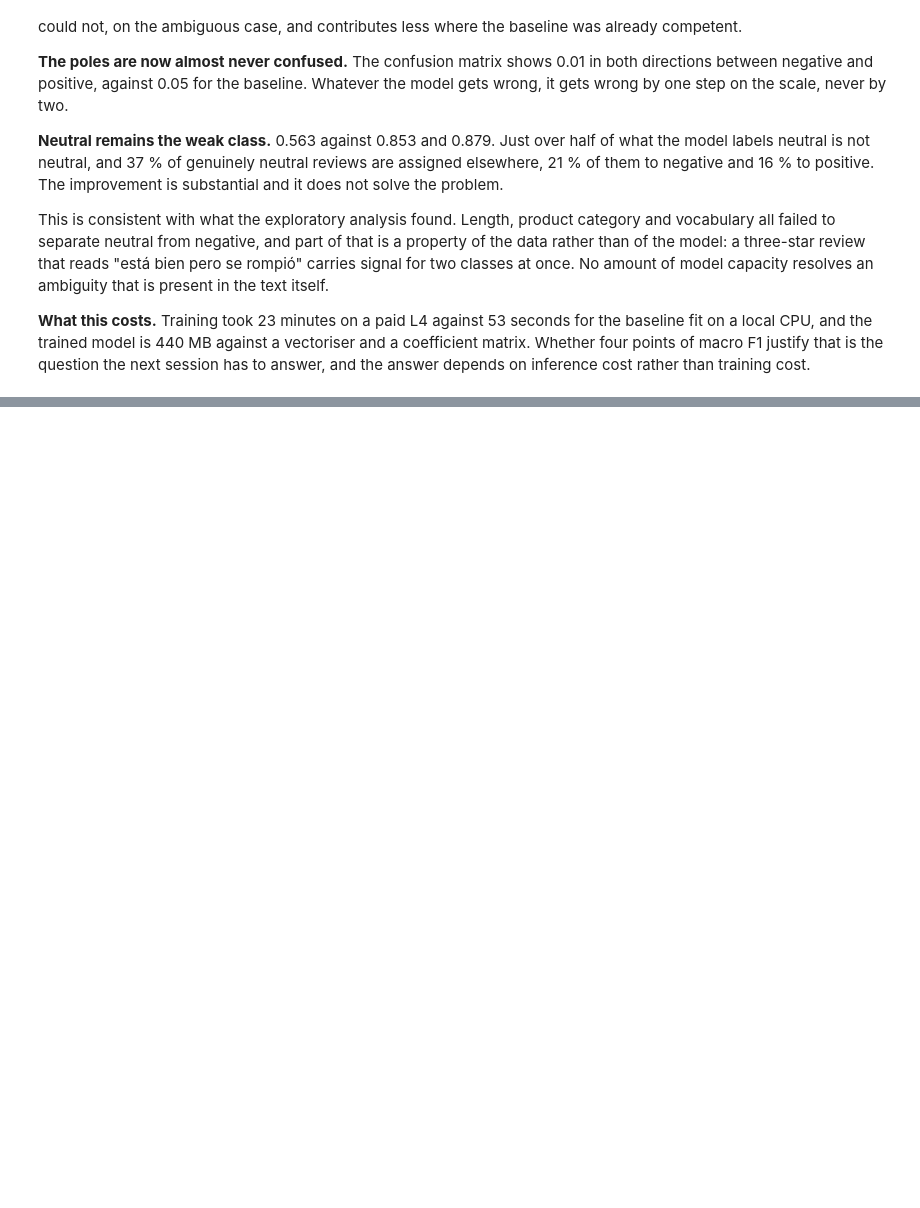
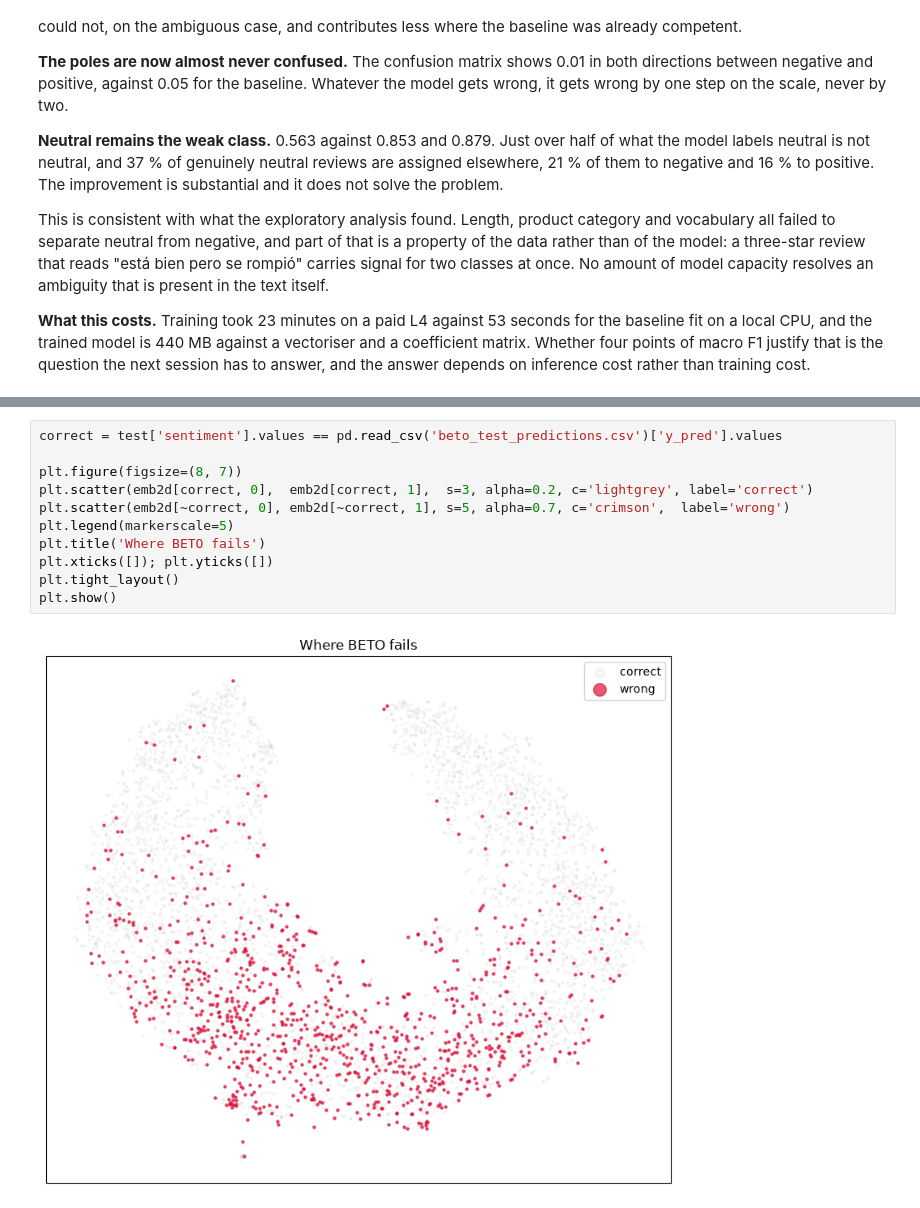
Before and after one commit to AlejandroBeldaFernandez/Amazon-Reviews-Spanish, a Jupyter notebook: Amazon_Reviews.ipynb, the cells around one changed output, grey strips where cells are left out. Saved outputs shown, nothing was run; the diff lists cells and outputs as text; blank space fills up the shorter version.

```diff
--- a/Amazon_Reviews.ipynb
+++ b/Amazon_Reviews.ipynb
@@ -2036,0 +2080,13 @@ the answer depends on inference cost rather than training cost.
+# %%
+correct = test['sentiment'].values == pd.read_csv('beto_test_predictions.csv')['y_pred'].values
+
+plt.figure(figsize=(8, 7))
+plt.scatter(emb2d[correct, 0],  emb2d[correct, 1],  s=3, alpha=0.2, c='lightgrey', label='correct')
+plt.scatter(emb2d[~correct, 0], emb2d[~correct, 1], s=5, alpha=0.7, c='crimson',  label='wrong')
+plt.legend(markerscale=5)
+plt.title('Where BETO fails')
+plt.xticks([]); plt.yticks([])
+plt.tight_layout()
+plt.show()
+# %% [output]
+[figure, added]
```
Also changed, not shown: parts of 61 cells of this notebook, 1 other file.
